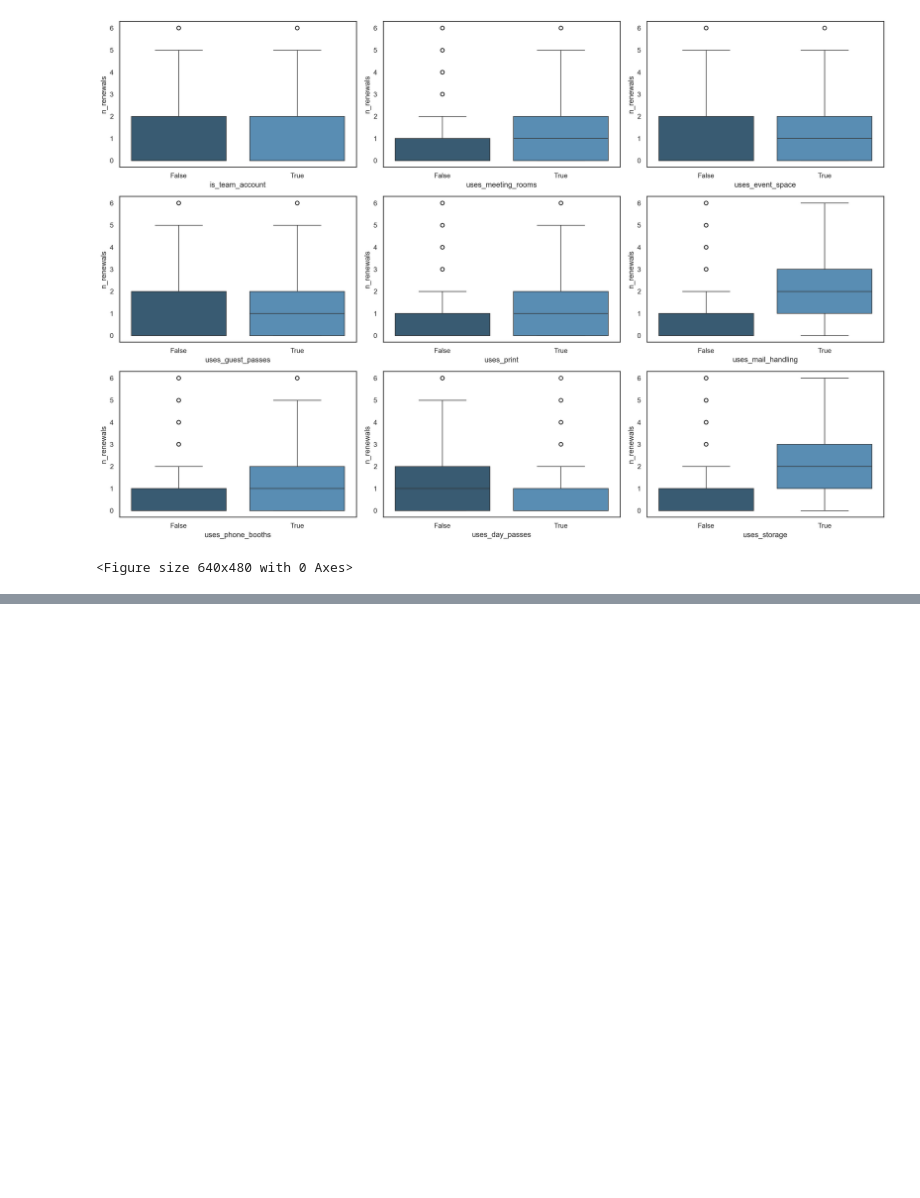
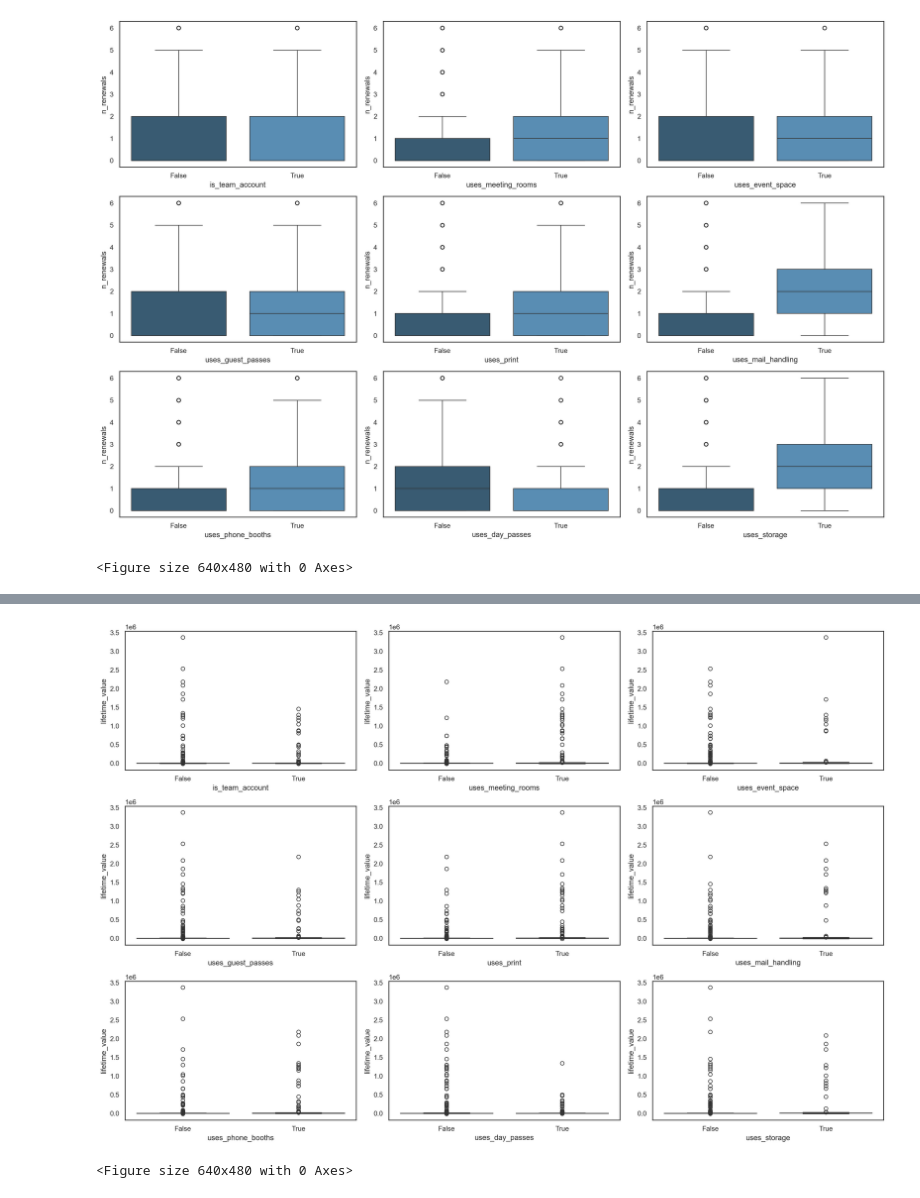
Before and after one commit to saradfalves/DM_Group20, a Jupyter notebook: notebooks/EDA_Sara.ipynb, the cells around one changed output, grey strips where cells are left out. Drawn from its saved outputs; the diff is of its cells as text; code cells hidden in the pictures; blank space fills up the shorter version.

```diff
--- a/notebooks/EDA_Sara.ipynb
+++ b/notebooks/EDA_Sara.ipynb
@@ -478,0 +490,23 @@ plt.show()
+# %%
+fig, axes = plt.subplots(3, 3, figsize=(18, 12))
+
+for ax, c in zip(axes.flatten(), bool_cols):
+    sns.boxplot(data=df_nodups, x=c, y="lifetime_value", hue=c,
+                palette=colors[:2], legend=False, ax=ax)
+
+for ax in axes.flatten()[len(bool_cols):]:
+    ax.set_visible(False)
+
+plt.tight_layout()
+plt.show()
+
+if not os.path.exists(os.path.join('..', 'figures', 'eda')):
+    # if the exp_analysis directory is not present then create it first
+    os.makedirs(os.path.join('..', 'figures', 'eda'))
+
+plt.savefig(os.path.join('..', 'figures', 'eda', 'lifetime_vs_bool_cols.png'), dpi=200)
+
+plt.show()
+# %% [output]
+[figure, added]
+<Figure size 640x480 with 0 Axes>
```
Also changed, not shown: parts of 8 cells of this notebook, 2 other files.
